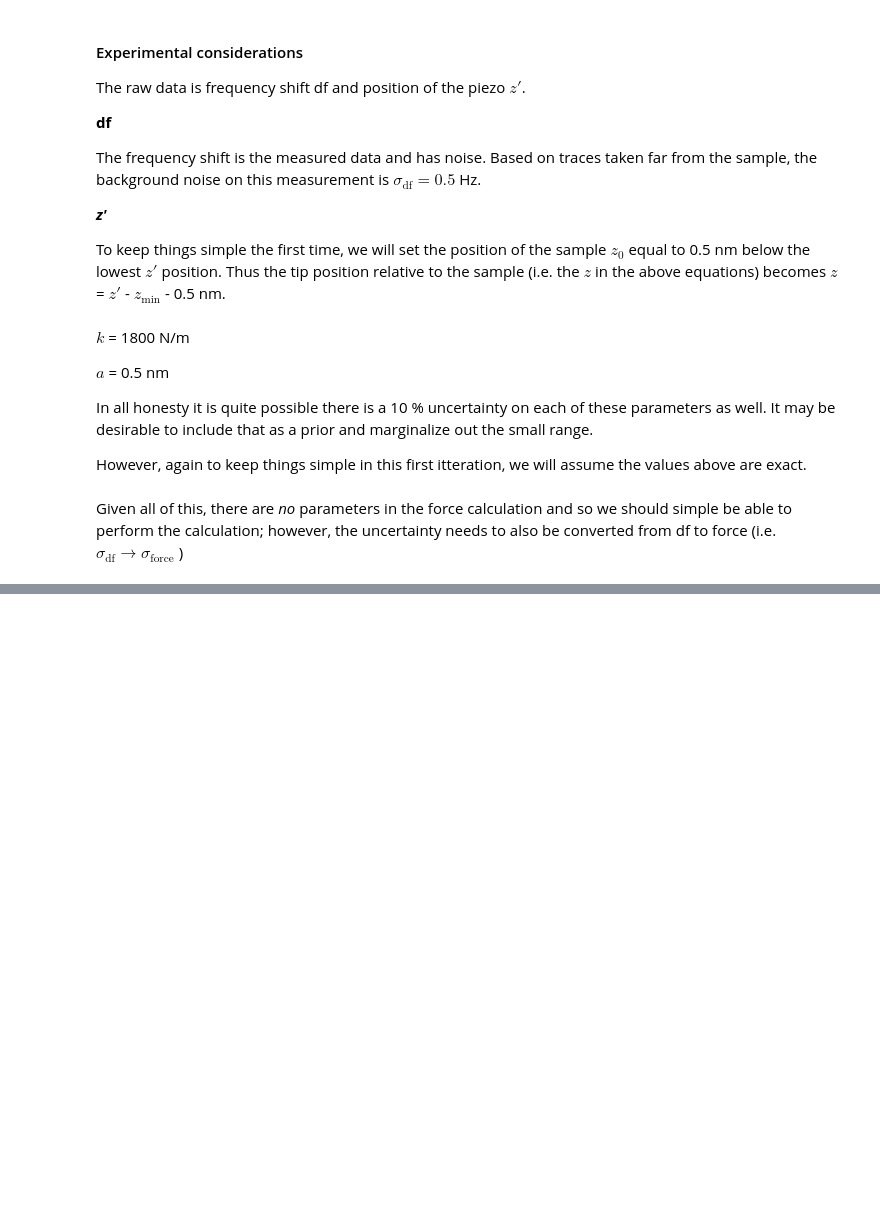
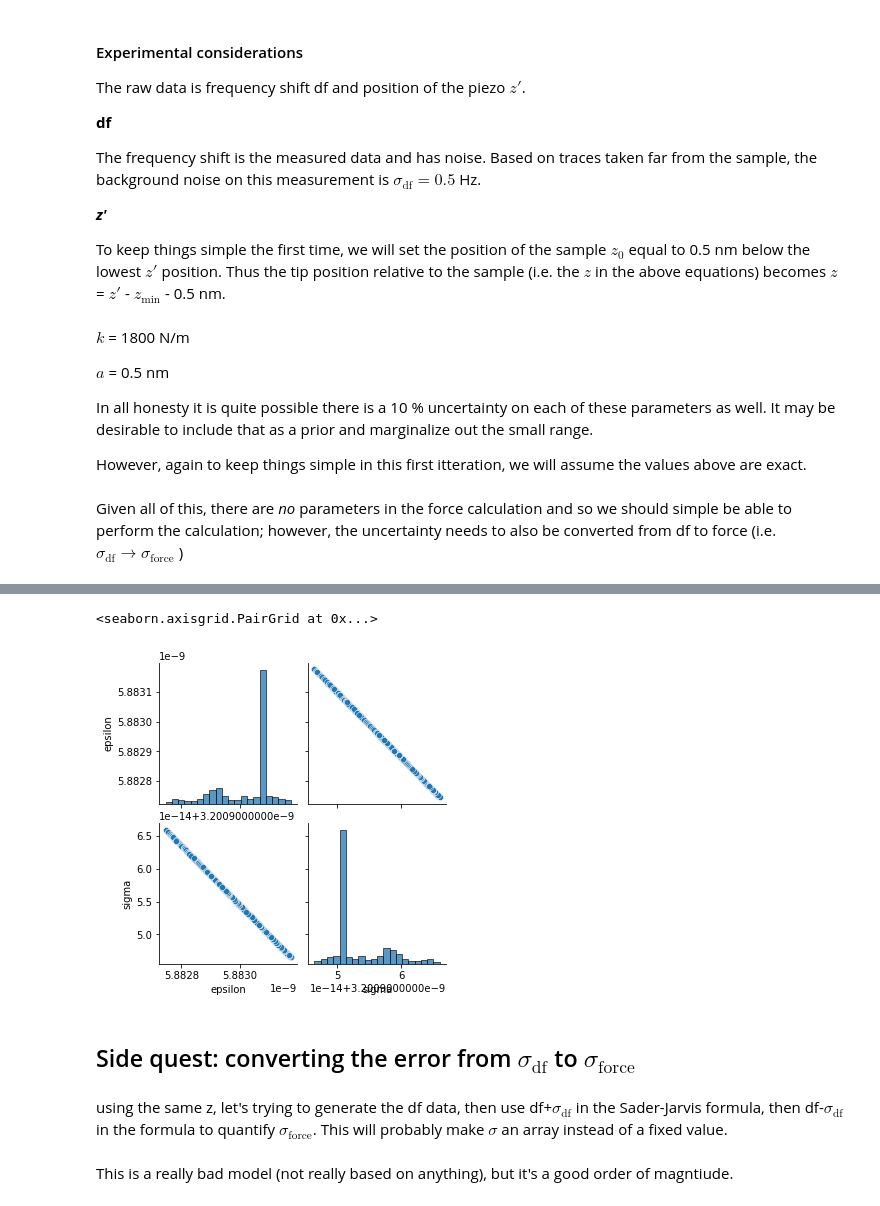
Before and after one commit to phys201/nc_AFM, a Jupyter notebook: documentation.ipynb, the cells around one changed output, grey strips where cells are left out. Drawn from its saved outputs; the diff is of its cells as text; code cells hidden in the pictures; blank space fills up the shorter version.

```diff
--- a/documentation.ipynb
+++ b/documentation.ipynb
@@ -67,0 +154,11 @@ F ~ normal($\mu$ = $\mu$, $\sigma = \sigma_\text{force}$ )
+# %%
+sns.pairplot(posterior_dataframe)
+# %% [output]
+<seaborn.axisgrid.PairGrid at 0x...>
+[figure, added]
+# %% [markdown]
+## Side quest: converting the error from $\sigma_\text{df}$ to $\sigma_\text{force}$
+# %% [markdown]
+using the same z, let's trying to generate the df data, then use df+$\sigma_\text{df}$ in the Sader-Jarvis formula, then df-$\sigma_\text{df}$ in the formula to quantify $\sigma_\text{force}$. This will probably make $\sigma$ an array instead of a fixed value.
+# %% [markdown]
+This is a really bad model (not really based on anything), but it's a good order of magntiude.
```
Also changed, not shown: parts of 31 cells of this notebook.
